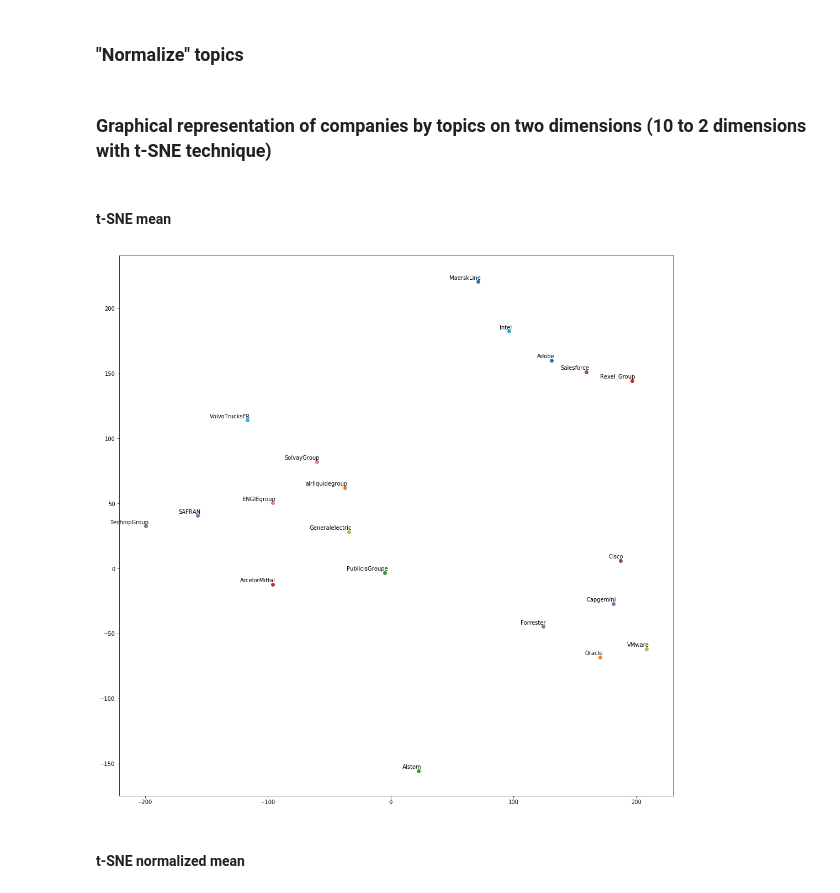
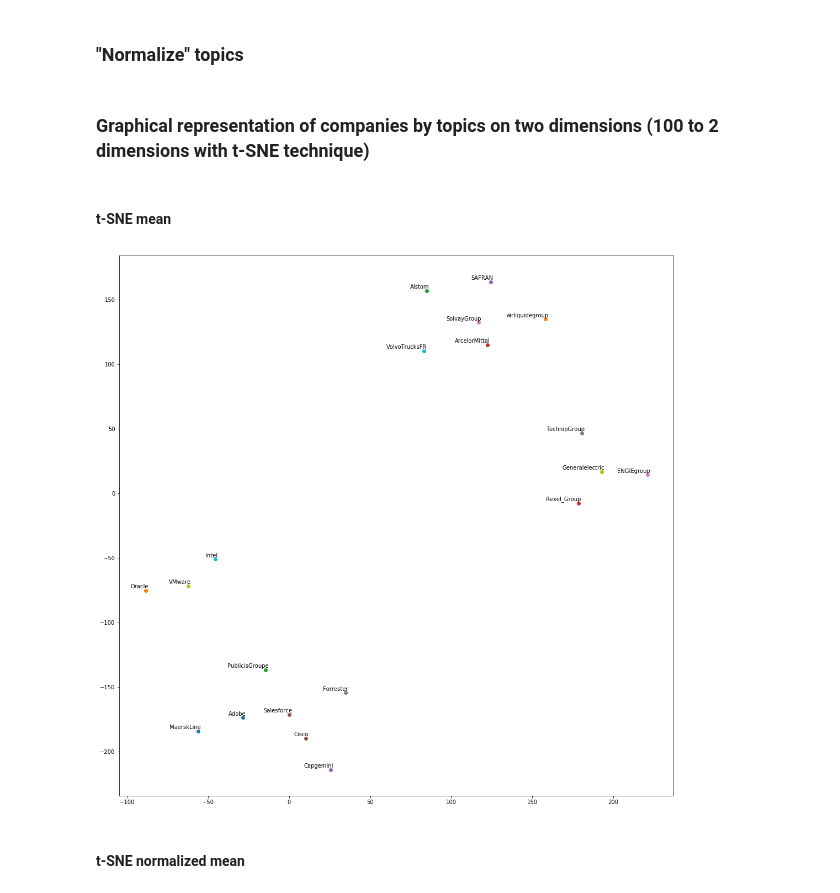
Before and after one commit to berbuf/B2B_Em_lyon, a Jupyter notebook: notebooks/ContextualAnalysis.ipynb, the cells around one changed output. Cells and saved outputs as stored; diff of their text form; code cells hidden in the pictures.

Commit message:
change topics number to 100

```diff
--- a/notebooks/ContextualAnalysis.ipynb
+++ b/notebooks/ContextualAnalysis.ipynb
@@ -32,40 +66,3 @@ def load_model(name, upload=True):
-# %%
-import os
-import shutil
-import zipfile
-from google.colab import files
-from gensim import corpora, models, similarities
-
-def get_file(name, upload=True):
-  if not os.path.exists(name) and upload:
-    uploaded = files.upload()
-    data = list(uploaded.values())[0]
-    with open(name, 'wb') as f:
-      f.write(data)
-  return os.path.exists(name)
-
-def get_path(filename):
-    return filename
-
-def save_model(model, name):
-  directory = '{}/{}/'.format('models', name)
-  archive = '{}.zip'.format(name)
-  if not os.path.exists(directory):
-    os.makedirs(directory)
-  model.save(os.path.join(directory, name))
-  shutil.make_archive(name, 'zip', directory)
-  print(archive)
-  files.download(archive)
-
-def load_model(name, upload=True):
-  archive = '{}.zip'.format(name)
-  if get_file(archive, upload) == False:
-    return None
-  zip_ref = zipfile.ZipFile(archive, 'r')
-  zip_ref.extractall('.')
-  zip_ref.close()
-  lda = models.LdaModel.load(name)
-  return lda
 # %% [markdown]
 ### Load tweets from json file
 # %%
@@ -101,7 +98,7 @@ corpus[:2]
 # %% [markdown]
 ### Generate or load the lda (Latent Dirichlet allocation)
 # %%
-NB_TOPICS = 10
+NB_TOPICS = 100
 lda_filename = 'lda_model_{}'.format(NB_TOPICS)
 lda = load_model(lda_filename)
 if lda == None:
@@ -231,33 +228,33 @@ normalized_topics = np.array(normalized_topics)
 normalized_activations_topics = [(topics - np.mean(topics)) / np.std(topics) for topics in clear_activations_topics]
 normalized_activations_topics = np.array(normalized_activations_topics)
 # %% [markdown]
-### Graphical representation of companies by topics on two dimensions (10 to 2 dimensions with t-SNE technique)
+### Graphical representation of companies by topics on two dimensions (100 to 2 dimensions with t-SNE technique)
 # %% [markdown]
 #### t-SNE mean
 # %%
 from sklearn.manifold import TSNE
 import matplotlib.pyplot as plt
 
 def plot_with_labels(low_dim_embs, labels, filename):
   plt.figure(figsize=(18, 18))  # in inches
   for i, label in enumerate(labels):
     x, y = low_dim_embs[i, :]
     plt.scatter(x, y)
     plt.annotate(label,
                  xy=(x, y),
                  xytext=(5, 2),
                  textcoords='offset points',
                  ha='right',
                  va='bottom')
   plt.savefig(get_path(filename, 'results'))
   plt.show()
 
-tsne = TSNE(perplexity=3, n_components=2, init='pca', n_iter=500, method='exact')
+tsne = TSNE(perplexity=1, n_components=2, init='pca', n_iter=500, method='exact')
 low_dim_embs = tsne.fit_transform(clear_topics)
 labels = companies
 plot_with_labels(low_dim_embs, clear_labels, 'tsne_mean.png')
 # %% [output]
-[figure, old version]
+[figure, new version]
 # %% [markdown]
 #### t-SNE normalized mean
 # %%
```
Also changed, not shown: parts of 14 cells of this notebook, 8 other files.
